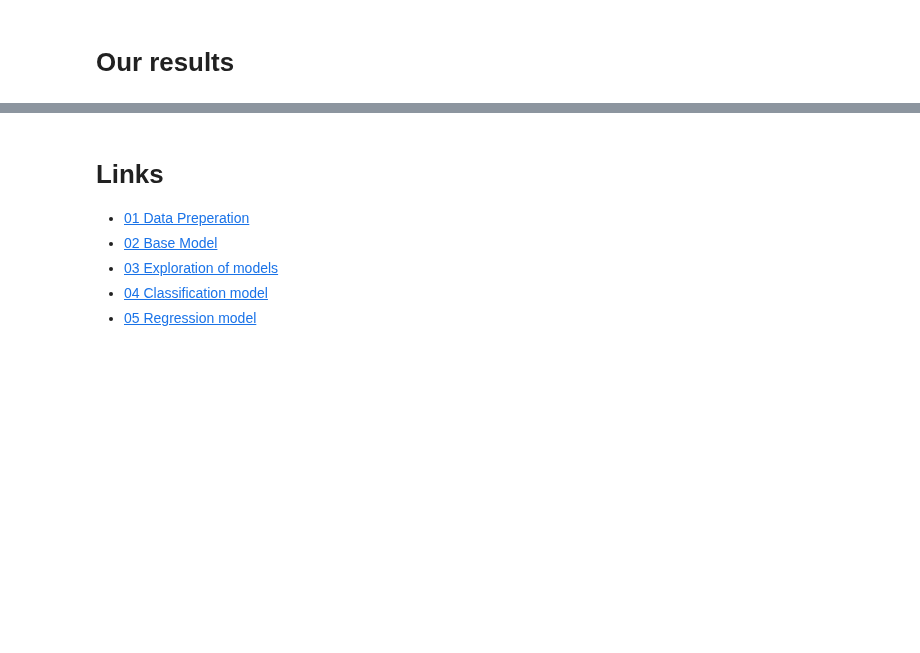
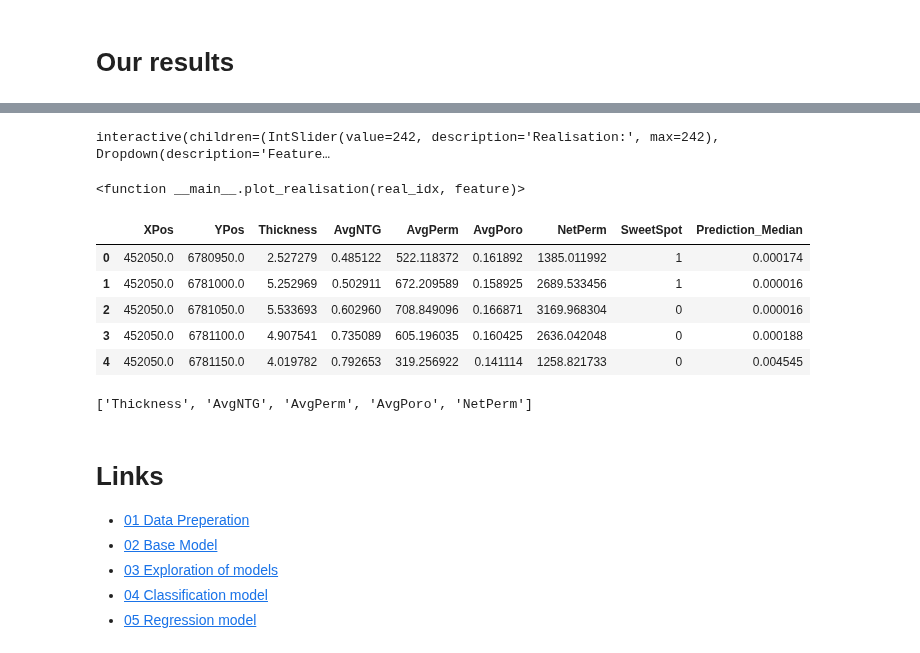
Before and after one commit to Nozziel/OGA2018_SweetSpotPrediction, a Jupyter notebook: Notebooks/99 Presentation.ipynb, the cells around one changed output, grey strips where cells are left out. Saved outputs shown, nothing was run; the diff lists cells and outputs as text; code cells hidden in the pictures; blank space fills up the shorter version.

```diff
--- a/Notebooks/99 Presentation.ipynb
+++ b/Notebooks/99 Presentation.ipynb
@@ -26,3 +32,30 @@ Results:
+# %%
+# Plot feature & prediction for single realisation
+def plot_realisation(real_idx, feature):
+    df = dataframes_with_predictions[real_idx]
+    ssp.plot_map(df, feature)
+    ssp.plot_map(df, 'prediction_prob')
+
+slider = widgets.IntSlider(value=len(dataframes_with_predictions)-1, min=0, max=len(dataframes_with_predictions)-1, description='Realisation:')
+dropdown = widgets.Dropdown(options=df_median.columns.tolist()[2:7], description='Feature:')
+widgets.interact(plot_realisation, real_idx=slider, feature=dropdown)
+# %% [output]
+interactive(children=(IntSlider(value=242, description='Realisation:', max=242), Dropdown(description='Feature…
+<function __main__.plot_realisation(real_idx, feature)>
+# %%
+df_median.head()
+# %% [output]
+|  | XPos | YPos | Thickness | AvgNTG | AvgPerm | AvgPoro | NetPerm | SweetSpot | Prediction_Median |
+| 0 | 452050.0 | 6780950.0 | 2.527279 | 0.485122 | 522.118372 | 0.161892 | 1385.011992 | 1 | 0.000174 |
+| 1 | 452050.0 | 6781000.0 | 5.252969 | 0.502911 | 672.209589 | 0.158925 | 2689.533456 | 1 | 0.000016 |
+| 2 | 452050.0 | 6781050.0 | 5.533693 | 0.602960 | 708.849096 | 0.166871 | 3169.968304 | 0 | 0.000016 |
+| 3 | 452050.0 | 6781100.0 | 4.907541 | 0.735089 | 605.196035 | 0.160425 | 2636.042048 | 0 | 0.000188 |
+| 4 | 452050.0 | 6781150.0 | 4.019782 | 0.792653 | 319.256922 | 0.141114 | 1258.821733 | 0 | 0.004545 |
+# %%
+test = df_median.columns.tolist()[2:7]
+test
+# %% [output]
+['Thickness', 'AvgNTG', 'AvgPerm', 'AvgPoro', 'NetPerm']
 # %% [markdown]
 # Links
 * <a href="01 Data Preperation.ipynb">01 Data Preperation</a>
```
Also changed, not shown: parts of 7 cells of this notebook.
